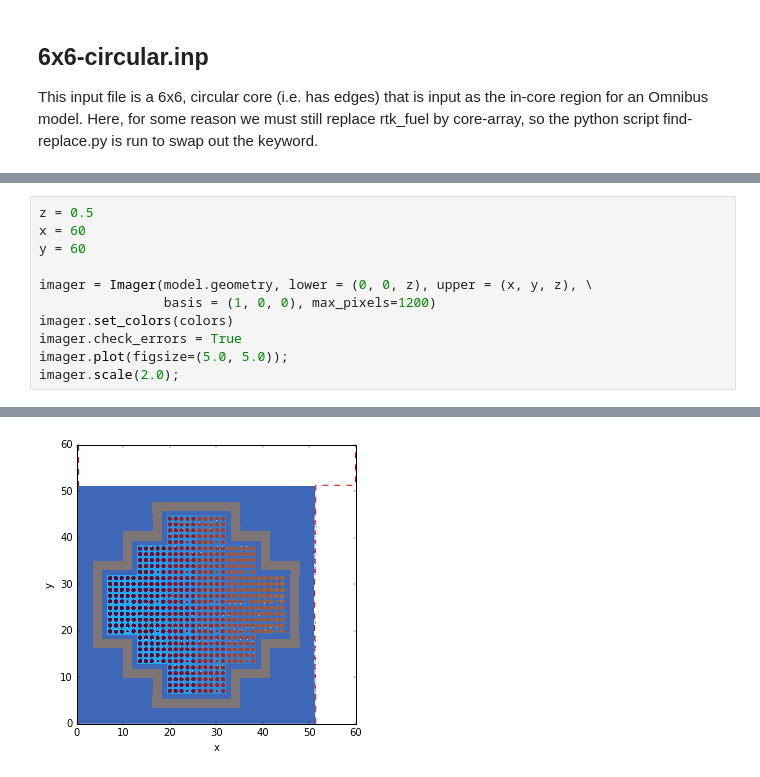
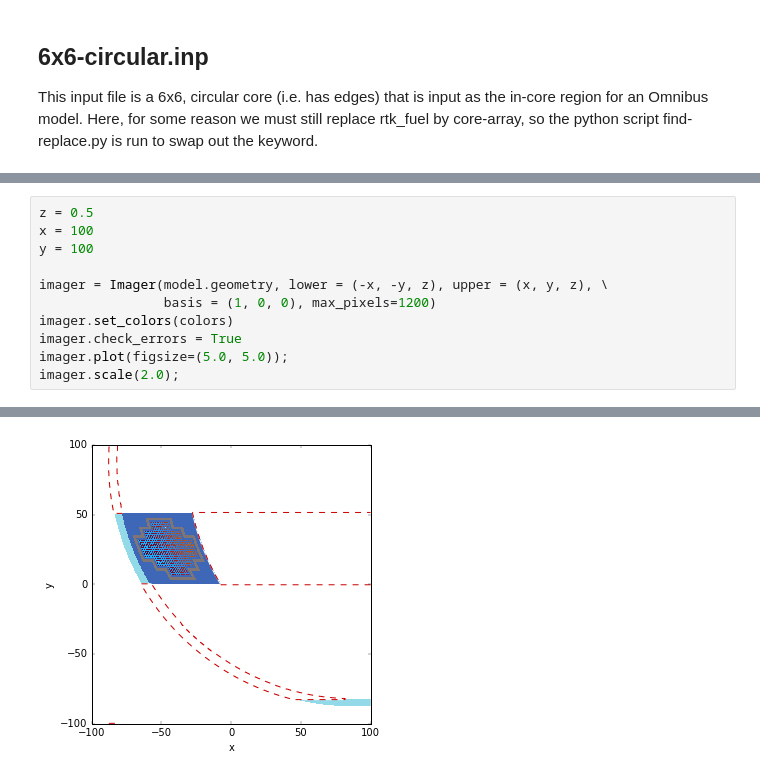
Before and after one commit to aprilnovak/nkq_analysis, a Jupyter notebook: notebooks/visualize-gg.ipynb, the cells around one changed output, grey strips where cells are left out. Drawn from its saved outputs; the diff is of its cells as text.

Commit message:
trying to figure out new origin.

```diff
--- a/notebooks/visualize-gg.ipynb
+++ b/notebooks/visualize-gg.ipynb
@@ -185,9 +191,9 @@ INFO: Data generated with Exnihilo version b'6.2 (r29627: #d1472c46 on 2017FEB03
 # %%
 z = 0.5
-x = 60
-y = 60
+x = 100
+y = 100
 
-imager = Imager(model.geometry, lower = (0, 0, z), upper = (x, y, z), \
+imager = Imager(model.geometry, lower = (-x, -y, z), upper = (x, y, z), \
                 basis = (1, 0, 0), max_pixels=1200)
 imager.set_colors(colors)
 imager.check_errors = True
@@ -199 +205 @@ WARNING: Too many mats (2258) are in the current view to display a color bar
-[figure, old version]
+[figure, new version]
```
Also changed, not shown: parts of 7 cells of this notebook, 6 other files.
